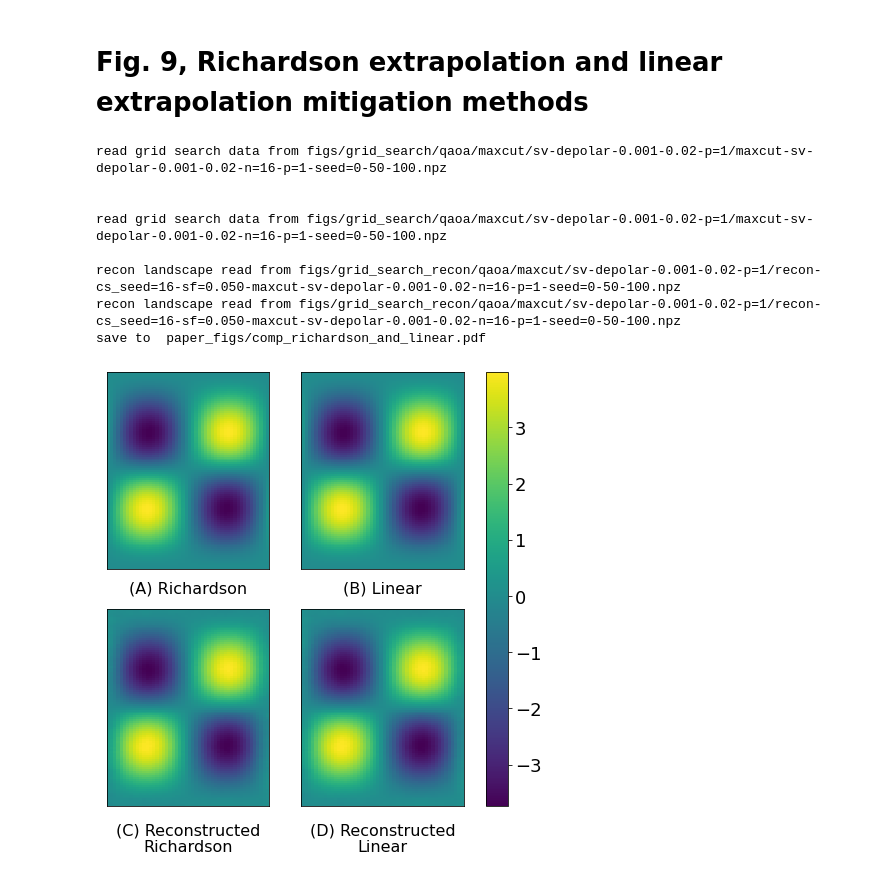
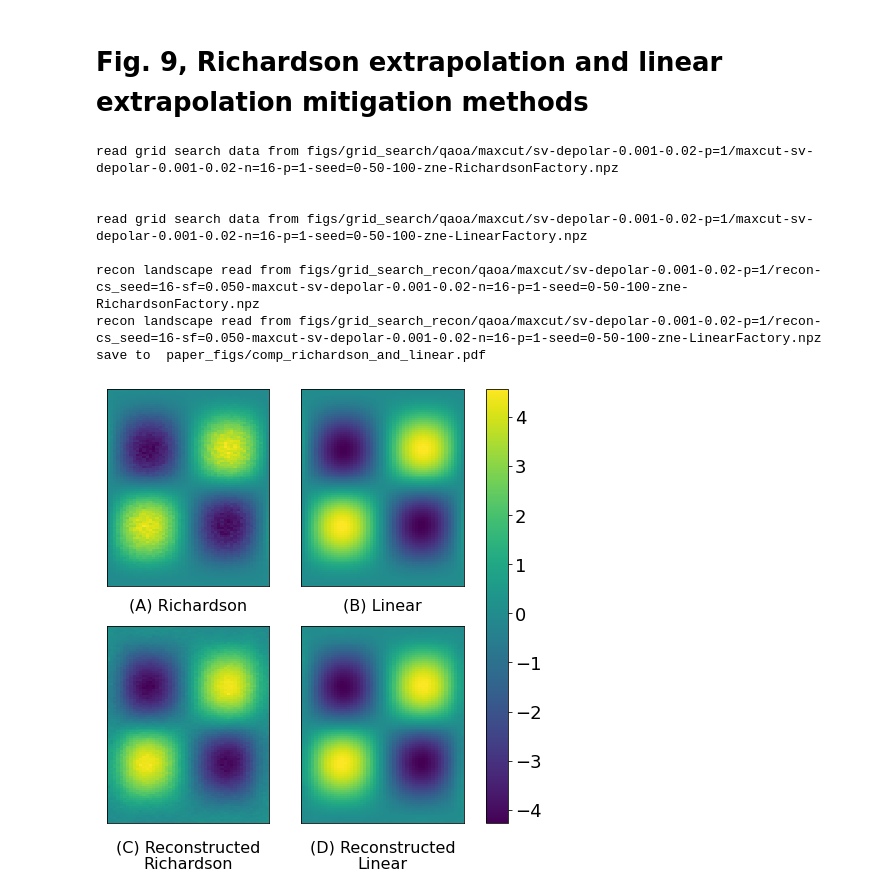
Before and after one commit to kunliu7/oscar, a Jupyter notebook: vis_comp_miti.ipynb, the cells around one changed output. Cells and saved outputs as stored; diff of their text form; code cells hidden in the pictures.

```diff
--- a/vis_comp_miti.ipynb
+++ b/vis_comp_miti.ipynb
@@ -46,7 +46,10 @@ params = {'legend.fontsize': 18,
          'axes.labelsize': 20, #'x-large',
          'axes.titlesize': 20, #'x-large',
          'xtick.labelsize': 20,
-         'ytick.labelsize': 20}
+         'ytick.labelsize': 20,
+         'pdf.fonttype': 42,
+         'ps.fonttype': 42,
+         }
 plt.rcParams.update(params)
 
 fig, axs = plt.subplots(nrows=1, ncols=3)
@@ -214,7 +217,10 @@ def vis_comp_Richardson_and_Linear():
          'axes.labelsize': 16, #'x-large',
          'axes.titlesize': 16, #'x-large',
          'xtick.labelsize': 18,
-         'ytick.labelsize': 18}
+         'ytick.labelsize': 18,
+         'pdf.fonttype': 42,
+         'ps.fonttype': 42,
+         }
     plt.rcParams.update(params)
 
     fig, axs = plt.subplots(nrows=2, ncols=2)
@@ -229,35 +235,35 @@ def vis_comp_Richardson_and_Linear():
         labels=labels,
         full_range=full_range,
         true_optima=None,
         params_paths=[None] * len(labels),
         converged_soln_markers=[None] * len(labels)
     )
 
     for idx in [0,1]:
         axs[idx].set_title(labels[idx], y=-0.15)
 
     # for idx in [0,2]:
     #     axs[idx].set_ylabel(r"$\gamma$")
 
     # for idx in [0,1,2,3]:
     #     axs[idx].set_xlabel(r"$\beta$")
 
     for idx in [2,3]:
         axs[idx].set_title(labels[idx], y=-0.26)
     # axs[1].set_title(labels[1], y=-0.3)
     # if save_path != None:
     print("save to ", save_path)
     fig.savefig(save_path, bbox_inches='tight', dpi=1000)
     plt.show()
     plt.close('all')
 vis_comp_Richardson_and_Linear()
 # %% [output]
-read grid search data from figs/grid_search/qaoa/maxcut/sv-depolar-0.001-0.02-p=1/maxcut-sv-depolar-0.001-0.02-n=16-p=1-seed=0-50-100.npz
+read grid search data from figs/grid_search/qaoa/maxcut/sv-depolar-0.001-0.02-p=1/maxcut-sv-depolar-0.001-0.02-n=16-p=1-seed=0-50-100-zne-RichardsonFactory.npz
 
 
-read grid search data from figs/grid_search/qaoa/maxcut/sv-depolar-0.001-0.02-p=1/maxcut-sv-depolar-0.001-0.02-n=16-p=1-seed=0-50-100.npz
+read grid search data from figs/grid_search/qaoa/maxcut/sv-depolar-0.001-0.02-p=1/maxcut-sv-depolar-0.001-0.02-n=16-p=1-seed=0-50-100-zne-LinearFactory.npz
 
-recon landscape read from figs/grid_search_recon/qaoa/maxcut/sv-depolar-0.001-0.02-p=1/recon-cs_seed=16-sf=0.050-maxcut-sv-depolar-0.001-0.02-n=16-p=1-seed=0-50-100.npz
-recon landscape read from figs/grid_search_recon/qaoa/maxcut/sv-depolar-0.001-0.02-p=1/recon-cs_seed=16-sf=0.050-maxcut-sv-depolar-0.001-0.02-n=16-p=1-seed=0-50-100.npz
+recon landscape read from figs/grid_search_recon/qaoa/maxcut/sv-depolar-0.001-0.02-p=1/recon-cs_seed=16-sf=0.050-maxcut-sv-depolar-0.001-0.02-n=16-p=1-seed=0-50-100-zne-RichardsonFactory.npz
+recon landscape read from figs/grid_search_recon/qaoa/maxcut/sv-depolar-0.001-0.02-p=1/recon-cs_seed=16-sf=0.050-maxcut-sv-depolar-0.001-0.02-n=16-p=1-seed=0-50-100-zne-LinearFactory.npz
 save to  paper_figs/comp_richardson_and_linear.pdf
-[figure, old version]
+[figure, new version]
```
Also changed, not shown: 15 other files.
